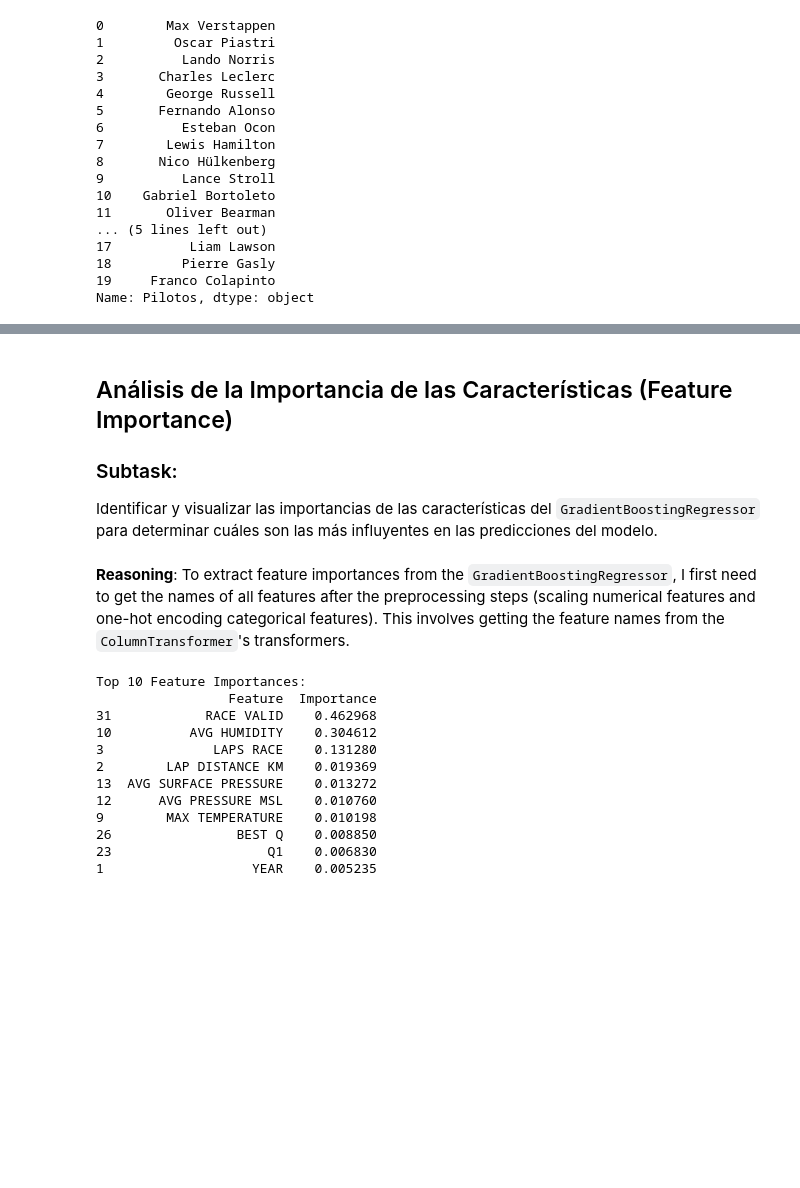
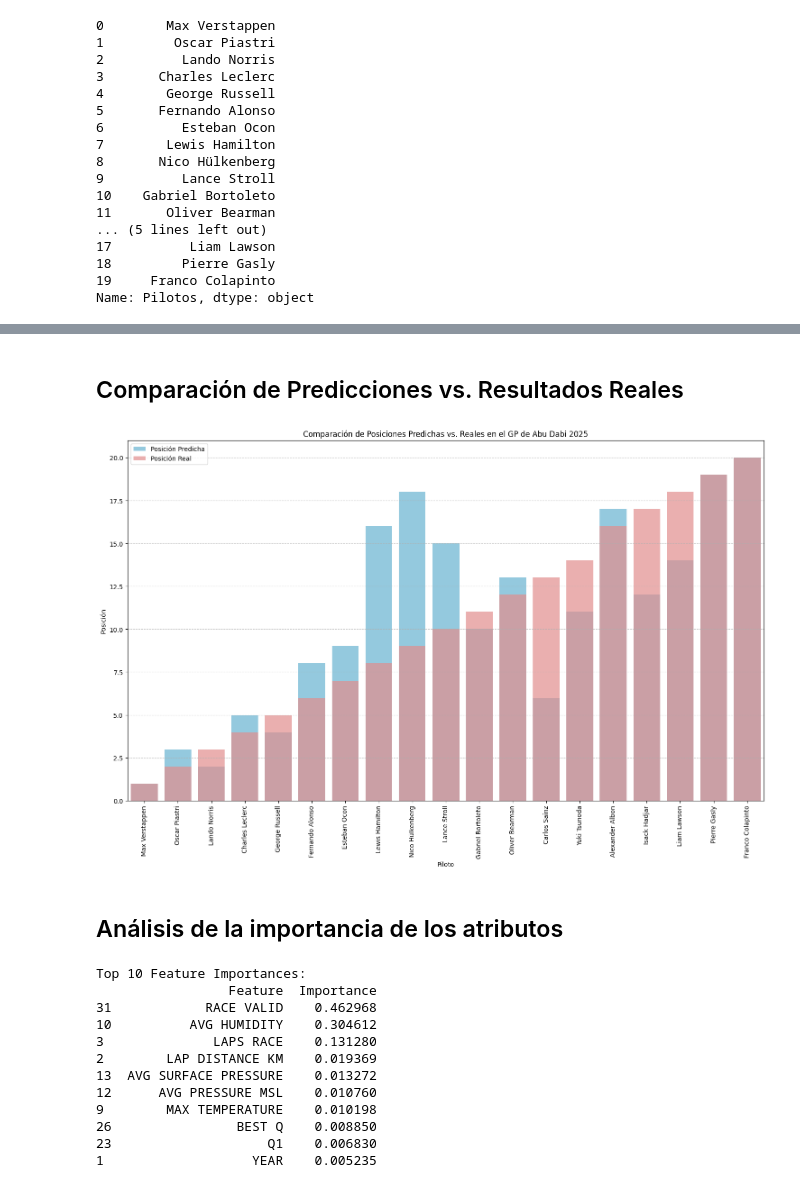
Before and after one commit to 100479095/Predictor_F1_2025, a Jupyter notebook: entrenamiento_modelo.ipynb, the cells around one changed output, grey strips where cells are left out. Cells and saved outputs as stored; diff of their text form; code cells hidden in the pictures; blank space fills up the shorter version.

```diff
--- a/entrenamiento_modelo.ipynb
+++ b/entrenamiento_modelo.ipynb
@@ -382,7 +403,7 @@ data = {
     'Posición': [1, 2, 3, 4, 5, 6, 7, 8, 9, 10, 11, 12, 13, 14, 15, 16, 17, 18, 19, 20],
     'Pilotos': ['Max Verstappen', 'Oscar Piastri', 'Lando Norris', 'Charles Leclerc', 'George Russell',
                'Fernando Alonso', 'Esteban Ocon', 'Lewis Hamilton', 'Nico Hülkenberg', 'Lance Stroll',
-               'Gabriel Bortoleto', 'Oliver Bearman', 'Carlos Sainz', 'Yuki Tsunoda', 'Kimi Antonelli',
+               'Gabriel Bortoleto', 'Oliver Bearman', 'Carlos Sainz', 'Yuki Tsunoda', 'Andrea Kimi Antonelli',
                'Alexander Albon', 'Isack Hadjar', 'Liam Lawson', 'Pierre Gasly', 'Franco Colapinto'],
 
 }
@@ -462,11 +434,48 @@ Name: count, dtype: int64
-# %% [markdown]
-## Análisis de la Importancia de las Características (Feature Importance)
-
-### Subtask:
-Identificar y visualizar las importancias de las características del `GradientBoostingRegressor` para determinar cuáles son las más influyentes en las predicciones del modelo.
-# %% [markdown]
-**Reasoning**:
-To extract feature importances from the `GradientBoostingRegressor`, I first need to get the names of all features after the preprocessing steps (scaling numerical features and one-hot encoding categorical features). This involves getting the feature names from the `ColumnTransformer`'s transformers.
+# %% [markdown]
+## Comparación de Predicciones vs. Resultados Reales
+# %%
+import matplotlib.pyplot as plt
+import seaborn as sns
+
+# Asegurarse de que ambos DataFrames estén ordenados para una comparación significativa
+predicted_race_order['Predicted_Position'] = predicted_race_order.index + 1
+df_resultados['Actual_Position'] = df_resultados.index + 1
+
+# Unir los DataFrames por el nombre del piloto
+comparison_df = pd.merge(predicted_race_order[['DRIVER', 'Predicted_Position']],
+                         df_resultados[['Pilotos', 'Actual_Position']],
+                         left_on='DRIVER', right_on='Pilotos', how='left')
+
+# Si hay pilotos predichos que no están en los resultados reales o viceversa, se puede manejar aquí
+# Por ahora, vamos a enfocarnos en los pilotos que están en ambos
+comparison_df = comparison_df.dropna()
+
+# Convertir las posiciones a enteros
+comparison_df['Predicted_Position'] = comparison_df['Predicted_Position'].astype(int)
+comparison_df['Actual_Position'] = comparison_df['Actual_Position'].astype(int)
+
+# Calcular la diferencia absoluta para ver el error de posición
+comparison_df['Position_Difference'] = abs(comparison_df['Predicted_Position'] - comparison_df['Actual_Position'])
+
+# Ordenar por la posición predicha o actual para una mejor visualización
+comparison_df = comparison_df.sort_values(by='Actual_Position')
+
+plt.figure(figsize=(15, 10))
+sns.barplot(x='DRIVER', y='Predicted_Position', data=comparison_df, color='skyblue', label='Posición Predicha')
+sns.barplot(x='DRIVER', y='Actual_Position', data=comparison_df, color='lightcoral', label='Posición Real', alpha=0.7)
+
+plt.ylabel('Posición')
+plt.xlabel('Piloto')
+plt.title('Comparación de Posiciones Predichas vs. Reales en el GP de Abu Dabi 2025')
+plt.xticks(rotation=90)
+plt.legend()
+plt.grid(axis='y', linestyle='--', alpha=0.7)
+plt.tight_layout()
+plt.show()
+# %% [output]
+[figure, added]
+# %% [markdown]
+## Análisis de la importancia de los atributos
 # %%
 preprocessor_fitted = final_model.named_steps['preprocessor']
 
```
Also changed, not shown: parts of 31 cells of this notebook.
